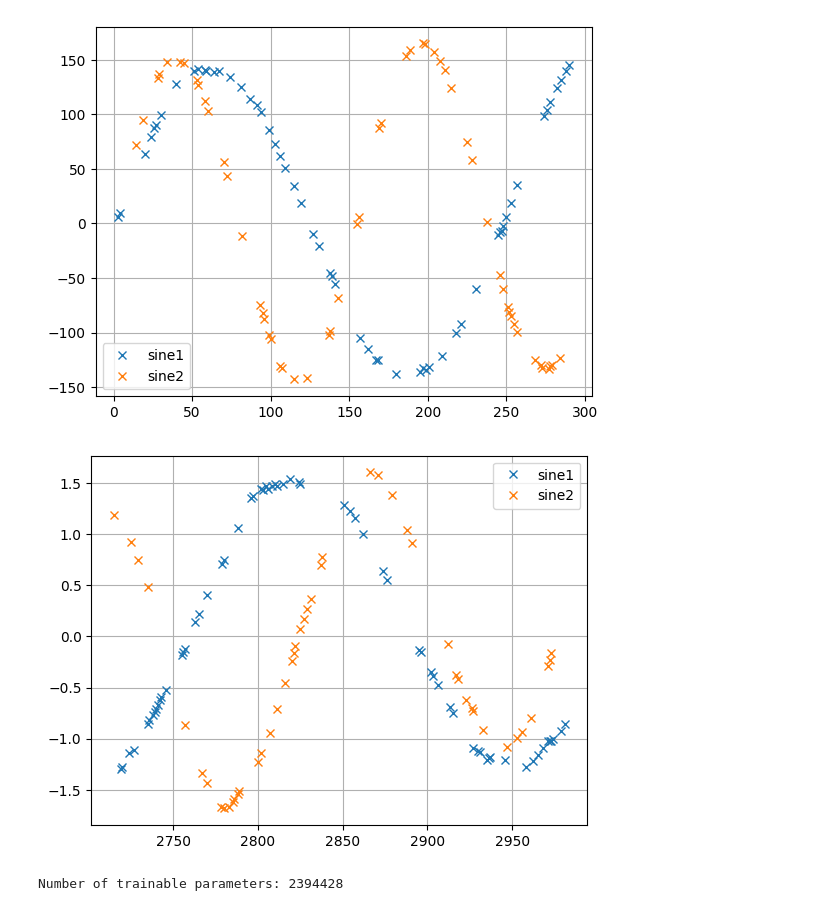
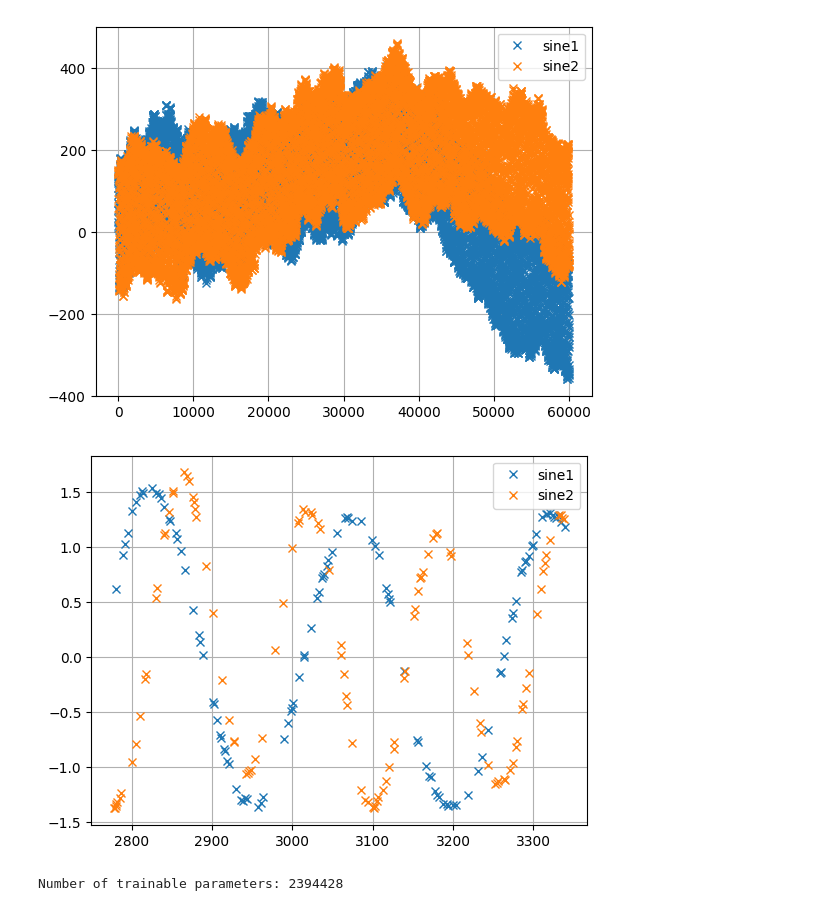
Before and after one commit to EdvardJSHolen/Final-Year-Project, a Jupyter notebook: TimeFusion/random_walk_example.ipynb, the cells around one changed output. Drawn from its saved outputs; the diff is of its cells as text; code cells hidden in the pictures.

```diff
--- a/TimeFusion/random_walk_example.ipynb
+++ b/TimeFusion/random_walk_example.ipynb
@@ -51,10 +51,10 @@ data = data.mask(mask)
 data = data.dropna(axis = 0, how = 'all')
 # %%
 # Plot data so we can inspect it
-data[:100].plot(marker="x",linewidth=0)
+data[:].plot(marker="x",linewidth=0)
 plt.grid(True)
 # %% [output]
-[figure, old version]
+[figure, new version]
 # %%
 # Detrend data by subtracting running mean and dividing by running variance
 #data - data.rolling(200).mean()
@@ -64,10 +64,10 @@ data /= data.rolling(200,min_periods=60).std()
 data = data[1000:]
 
 # Replot data
-data[:100].plot(marker='x',linewidth=0)
+data[:200].plot(marker='x',linewidth=0)
 plt.grid(True)
 # %% [output]
-[figure, old version]
+[figure, new version]
 # %%
 predictor = TimeFusion(
     datapoint_dim = 3,
```
Also changed, not shown: 1 other file.
